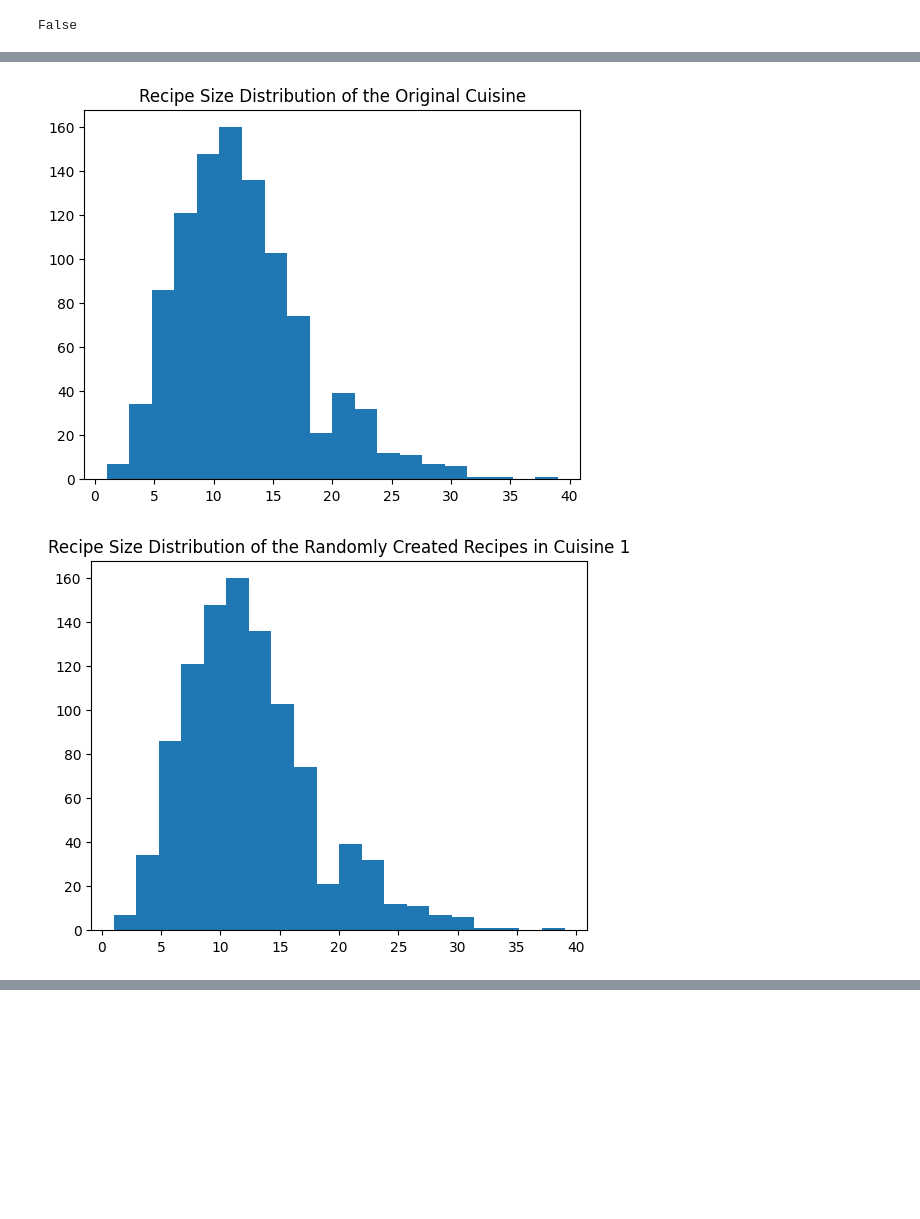
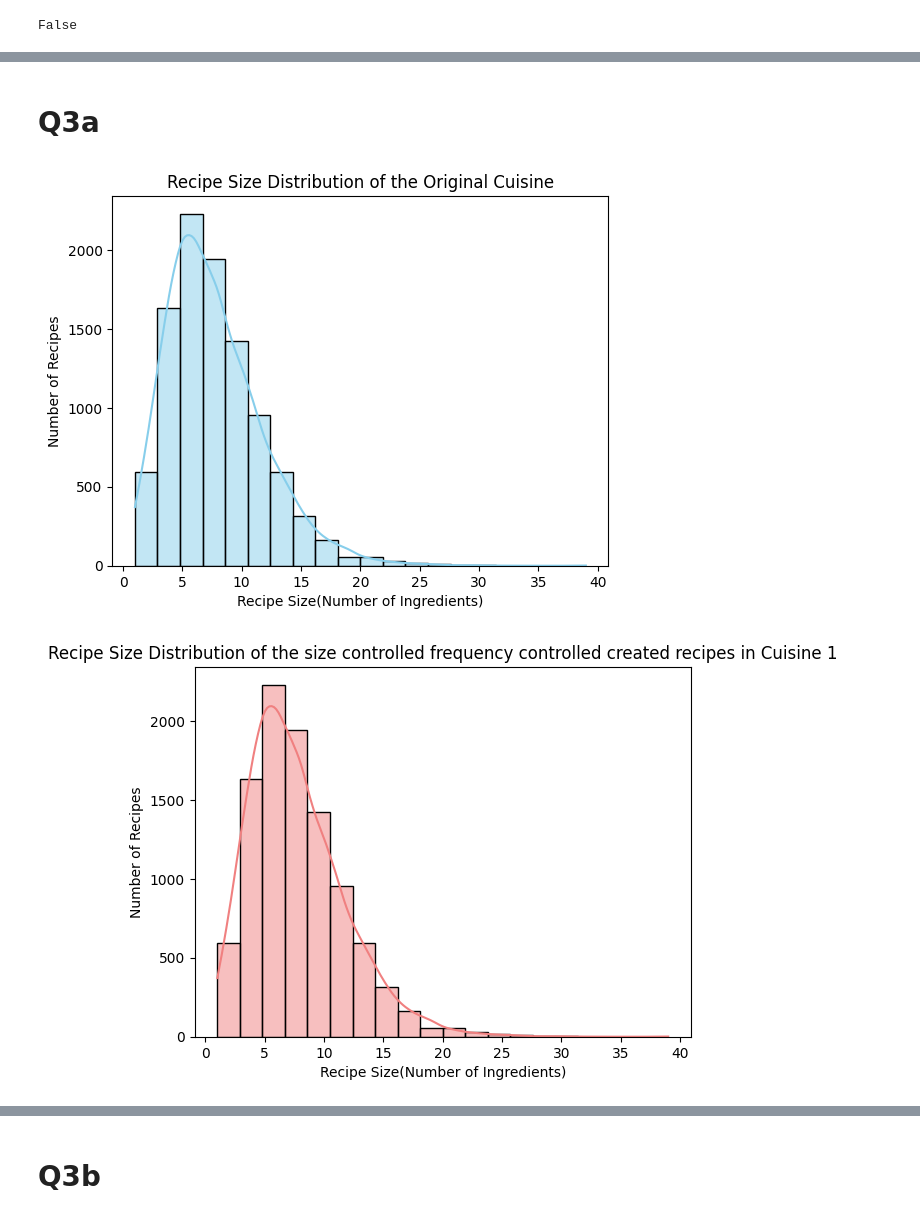
Before and after one commit to oberoir080/CGAS, a Jupyter notebook: Group-16_Assignment2/Q3.ipynb, the cells around one changed output, grey strips where cells are left out. Drawn from its saved outputs; the diff is of its cells as text; code cells hidden in the pictures; blank space fills up the shorter version.

```diff
--- a/Group-16_Assignment2/Q3.ipynb
+++ b/Group-16_Assignment2/Q3.ipynb
@@ -4,6 +5,6 @@ import numpy as np
 # %%
 data = pd.read_csv('dataset/recipe_dataset.csv')
-data = data.head(1000)
+data = data.head(10000)
 data = data.drop(data.columns[0], axis=1)
 data
 # %% [output]
@@ -54,0 +49,13 @@ df_ingredient_counts
+# %%
+#make a new import pandas as pd
+
+# Assuming your dataframe is named df
+# Get the unique ingredients and their corresponding counts
+ingredient_counts =pair_ingredients_df['ingredient'].value_counts()
+
+# Convert the result into a new dataframe
+df_ingredient_counts = ingredient_counts.reset_index()
+df_ingredient_counts.columns = ['Ingredient', 'Count']
+
+# Display the result
+df_ingredient_counts
@@ -114,0 +122,5 @@ df_cuisine_ini
+# %%
+#group by recipe_id
+grouped_ingredients = pair_ingredients_df.groupby('recipe_id')['ingredient'].apply(list).reset_index(name='ingredients')
+grouped_ingredients = grouped_ingredients.head(10000)
+grouped_ingredients
@@ -153,28 +212,35 @@ len(size_controlled_ingre_freq_controlled_df)
+# %% [markdown]
+# Q3a
 # %%
 #Plot the recipe size distribution of the original cuisine and the randomly created recipes in 10 sets.
 
 import matplotlib.pyplot as plt
 
 #put headings in the plot
 plt.title('Recipe Size Distribution of the Original Cuisine')
 recipe_size = []
 for i in range(0, len(df_cuisine_ini)):
-    recipe_size.append(len(df_cuisine_ini['recipe_Ingredients'][i].split(',')))
+    recipe_size.append(len(grouped_ingredients['ingredients'][i]))
 
-plt.hist(recipe_size, bins=20)
+plt.xlabel('Recipe Size(Number of Ingredients)')
+plt.ylabel('Number of Recipes')
+sns.histplot(recipe_size, bins=20, color='skyblue', kde=True)
+plt.savefig('Q3_plots/Q3a_original_cuisine_recipe_size_distribution.png')
 plt.show()
 
 #put headings in the plot
 for i in range(0, 10):
     recipe_size = []
-    for j in range(0, len(size_controlled_ingre_freq_controlled_df[i])):
-        recipe_size.append(len(size_controlled_ingre_freq_controlled_df[i]['ingredients'][j]))
-    plt.title('Recipe Size Distribution of the Randomly Created Recipes in Cuisine '+str(i+1))
-    plt.hist(recipe_size, bins=20)
-
+    for j in range(0, len(size_ingre_freq_controlled_df[i])):
+        recipe_size.append(len(size_ingre_freq_controlled_df[i]['ingredients'][j]))
+    plt.title('Recipe Size Distribution of the size controlled frequency controlled created recipes in Cuisine '+str(i+1))
+    plt.xlabel('Recipe Size(Number of Ingredients)')
+    plt.ylabel('Number of Recipes')
+    sns.histplot(recipe_size, bins=20, color='lightcoral', kde=True)
+    plt.savefig('Q3_plots/Q3a_size_controlled_frequency_controlled_created_recipes_cuisine_'+str(i+1)+'.png')
     plt.show()
 
 #make plots for all the randomly created cuisines in a single plot
 # %% [output]
-[figure, old version]
+[figure, new version]
-[figure, old version]
+[figure, new version]
@@ -190 +256,3 @@ for i in range(0, 10):
+# %% [markdown]
+# Q3b
 # %%
```
Also changed, not shown: parts of 20 cells of this notebook, 22 other files.
